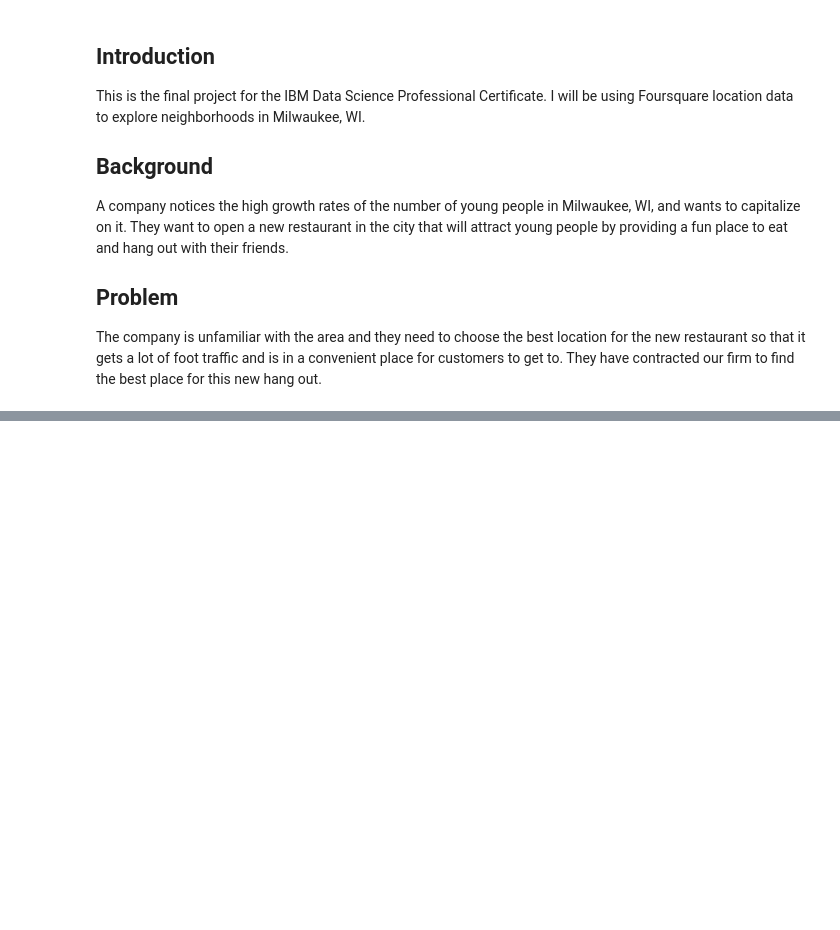
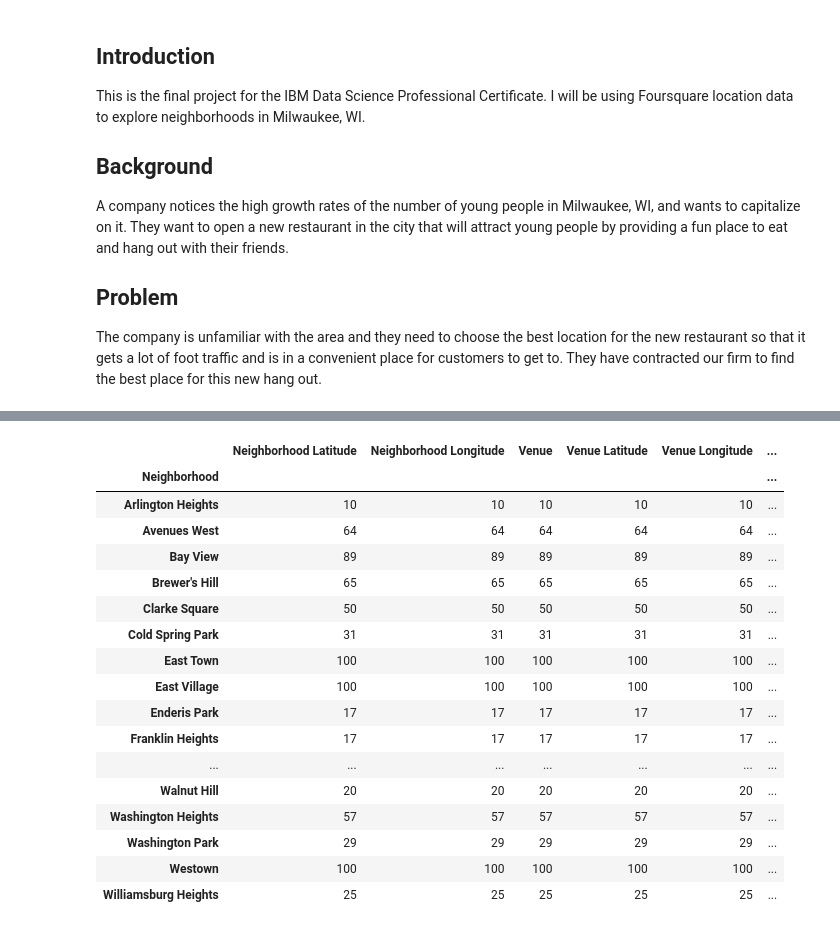
Before and after one commit to michaelball460/Coursera_Capstone, a Jupyter notebook: Capstone/BattleOfNeighborhoods.ipynb, the cells around one changed output, grey strips where cells are left out. Cells and saved outputs as stored; diff of their text form; code cells hidden in the pictures; blank space fills up the shorter version.

```diff
--- a/Capstone/BattleOfNeighborhoods.ipynb
+++ b/Capstone/BattleOfNeighborhoods.ipynb
@@ -16,0 +50,24 @@ The second data source I will be using is venue data from the Foursquare API. I
+# %%
+#Milwaukee Coordinates
+latitude = 43.0389
+longitude = -87.9065
+
+#Create map of Milwaukee
+mke_map = folium.Map(location=[latitude, longitude], zoom_start=12)
+
+#Add neighborhood markers to map
+for lat, lng, district, neighborhood in zip(mke_data['LAT'], mke_data['LONG'], mke_data['District'], mke_data['Neighborhood']):
+    label = '{}, {}'.format(neighborhood, district)
+    label = folium.Popup(label, parse_html=True)
+    folium.CircleMarker(
+        [lat, lng],
+        radius=5,
+        popup=label,
+        color='blue',
+        fill=True,
+        fill_color='#3186cc',
+        fill_opacity=0.7,
+        parse_html=False).add_to(mke_map)
+
+#Display map
+mke_map
@@ -16,0 +175,22 @@ The second data source I will be using is venue data from the Foursquare API. I
+# %%
+# number of venues in each neighborhood
+mke_venues.groupby("Neighborhood").count()
+# %% [output]
+|  | Neighborhood Latitude | Neighborhood Longitude | Venue | Venue Latitude | Venue Longitude | ... |
+| Neighborhood |  |  |  |  |  | ... |
+| Arlington Heights | 10 | 10 | 10 | 10 | 10 | ... |
+| Avenues West | 64 | 64 | 64 | 64 | 64 | ... |
+| Bay View | 89 | 89 | 89 | 89 | 89 | ... |
+| Brewer's Hill | 65 | 65 | 65 | 65 | 65 | ... |
+| Clarke Square | 50 | 50 | 50 | 50 | 50 | ... |
+| Cold Spring Park | 31 | 31 | 31 | 31 | 31 | ... |
+| East Town | 100 | 100 | 100 | 100 | 100 | ... |
+| East Village | 100 | 100 | 100 | 100 | 100 | ... |
+| Enderis Park | 17 | 17 | 17 | 17 | 17 | ... |
+| Franklin Heights | 17 | 17 | 17 | 17 | 17 | ... |
+| ... | ... | ... | ... | ... | ... | ... |
+| Walnut Hill | 20 | 20 | 20 | 20 | 20 | ... |
+| Washington Heights | 57 | 57 | 57 | 57 | 57 | ... |
+| Washington Park | 29 | 29 | 29 | 29 | 29 | ... |
+| Westown | 100 | 100 | 100 | 100 | 100 | ... |
+| Williamsburg Heights | 25 | 25 | 25 | 25 | 25 | ... |
```
Also changed, not shown: parts of 40 cells of this notebook, 1 other file.
